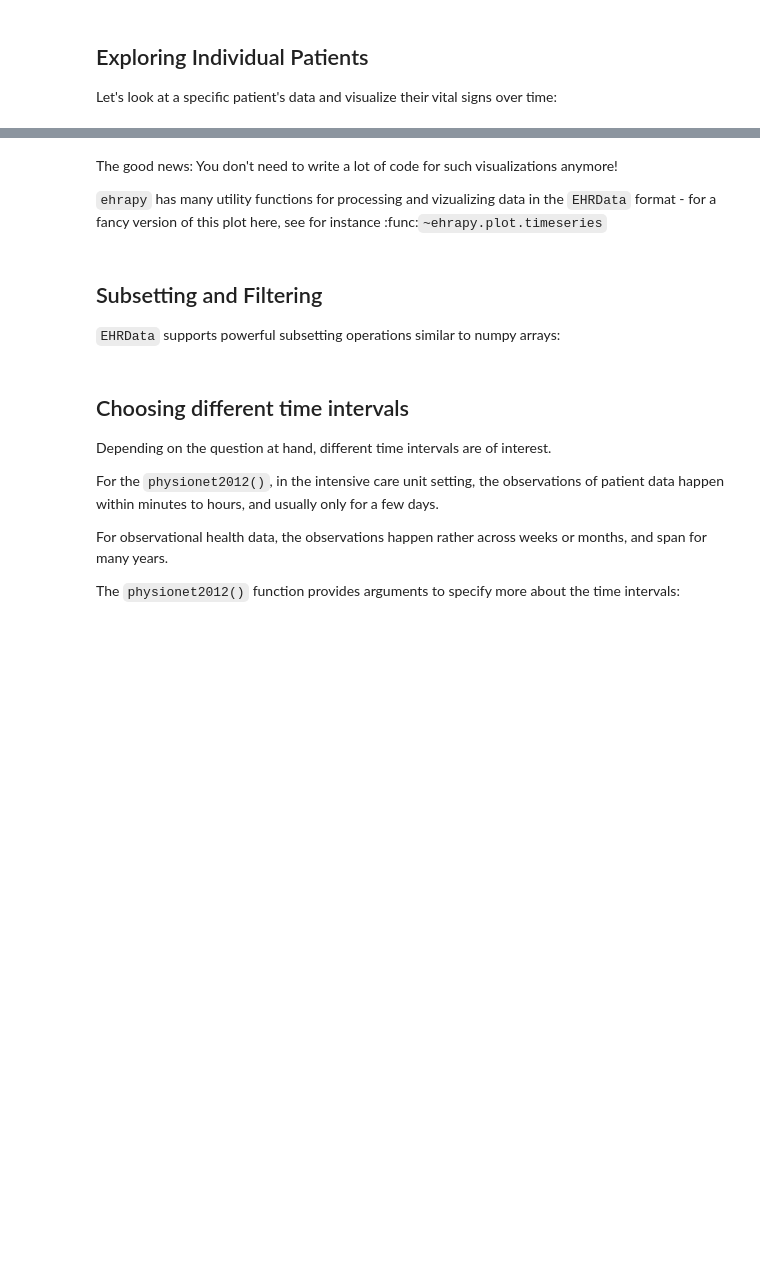
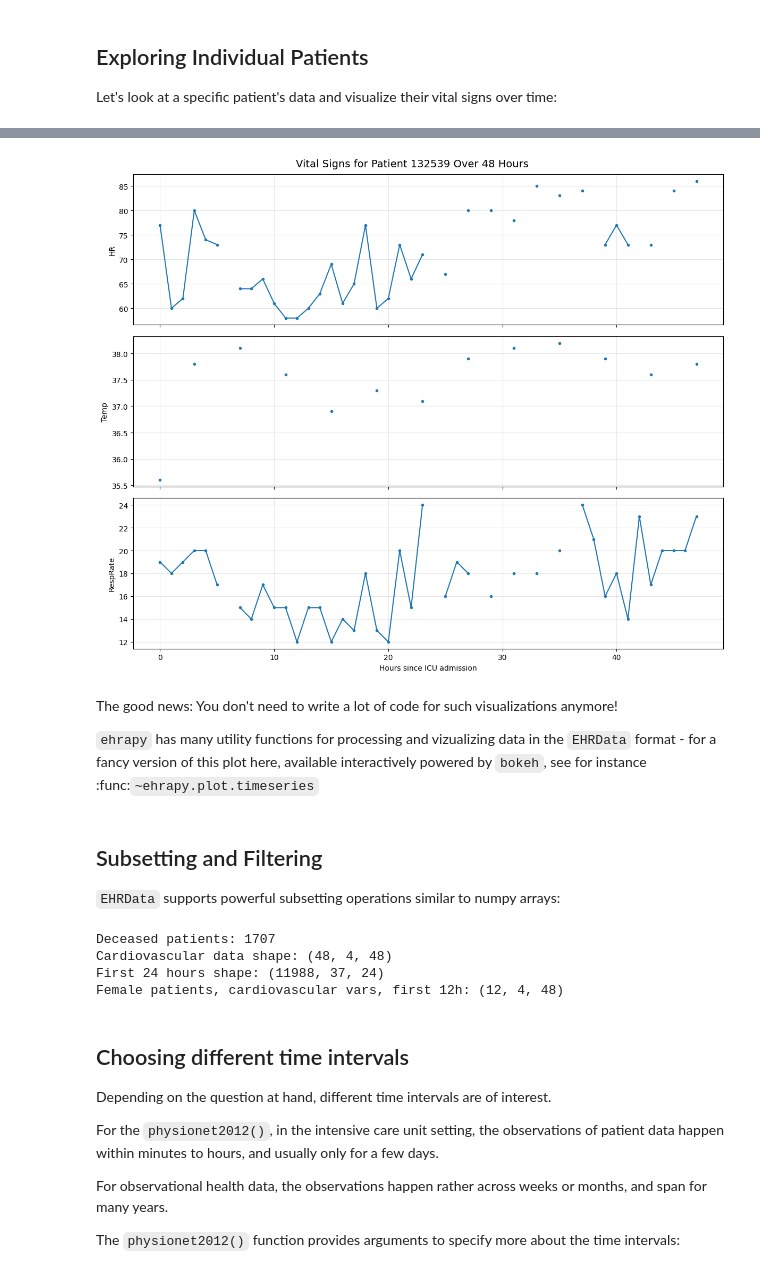
Before and after one commit to theislab/ehrdata, a Jupyter notebook: docs/tutorials/real_dataset_example_physionet2012.ipynb, the cells around one changed output, grey strips where cells are left out. Saved outputs shown, nothing was run; the diff lists cells and outputs as text; code cells hidden in the pictures; blank space fills up the shorter version.

```diff
--- a/docs/tutorials/real_dataset_example_physionet2012.ipynb
+++ b/docs/tutorials/real_dataset_example_physionet2012.ipynb
@@ -103,28 +177,30 @@ print(edata.obs.loc[patient_id])
 # %%
 # Select a few vital signs to visualize
-vital_signs = ["HR", "Temp", "SysABP", "MAP", "RespRate"]
+vital_signs = ["HR", "Temp", "RespRate"]
 
 fig, axes = plt.subplots(len(vital_signs), 1, figsize=(12, 10), sharex=True)
 fig.suptitle(f"Vital Signs for Patient {patient_id} Over 48 Hours", fontsize=14)
 
 for idx, var_name in enumerate(vital_signs):
     if var_name in edata.var_names:
         # Get the data for this variable
         var_idx = np.where(edata.var_names == var_name)[0][0]
-        data = edata[patient_id].X.squeeze()[var_idx, :]
+        data = edata[patient_id].layers["tem_data"].squeeze()[var_idx, :]
 
         # Plot
-        axes[idx].plot(range(edata.n_tem), data, marker="o", linestyle="-", markersize=3)
+        axes[idx].plot(range(edata.n_t), data, marker="o", linestyle="-", markersize=3)
         axes[idx].set_ylabel(var_name)
         axes[idx].grid(visible=True, alpha=0.3)
 
 axes[-1].set_xlabel("Hours since ICU admission")
 plt.tight_layout()
 plt.show()
+# %% [output]
+[figure, added]
 # %% [markdown]
 The good news: You don't need to write a lot of code for such visualizations anymore!
 
-`ehrapy` has many utility functions for processing and vizualizing data in the `EHRData` format - for a fancy version of this plot here, see for instance :func:`~ehrapy.plot.timeseries`
+`ehrapy` has many utility functions for processing and vizualizing data in the `EHRData` format - for a fancy version of this plot here, available interactively powered by `bokeh`, see for instance :func:`~ehrapy.plot.timeseries`
 # %% [markdown]
 ## Subsetting and Filtering
 
@@ -135,17 +211,22 @@ deceased = edata[edata.obs["In-hospital_death"] == 1]
 print(f"Deceased patients: {deceased.n_obs}")
 
 # Filter by variables - get only cardiovascular measurements
-cardio_vars = ["HR", "SysABP", "DiasBP", "MAP"]
+cardio_vars = ["HR", "SysABP", "NIDiasABP", "MAP"]
 cardio_data = edata[:, cardio_vars]
-print(f"Cardiovascular data shape: {cardio_data.X.shape}")
+print(f"Cardiovascular data shape: {cardio_data.layers['tem_data'].shape}")
 
 # Filter by time - get only the first 24 hours
 first_24h = edata[:, :, :24]
-print(f"First 24 hours shape: {first_24h.X.shape}")
+print(f"First 24 hours shape: {first_24h.layers['tem_data'].shape}")
 
 # Combined filtering
 subset = edata[edata.obs["Gender"] == 0.0, cardio_vars, :12]
-print(f"Female patients, cardiovascular vars, first 12h: {subset.X.shape}")
+print(f"Female patients, cardiovascular vars, first 12h: {subset.layers['tem_data'].shape}")
+# %% [output]
+Deceased patients: 1707
+Cardiovascular data shape: (48, 4, 48)
+First 24 hours shape: (11988, 37, 24)
+Female patients, cardiovascular vars, first 12h: (12, 4, 48)
 # %% [markdown]
 ## Choosing different time intervals
 
```
Also changed, not shown: parts of 9 cells of this notebook, 1 other file.
